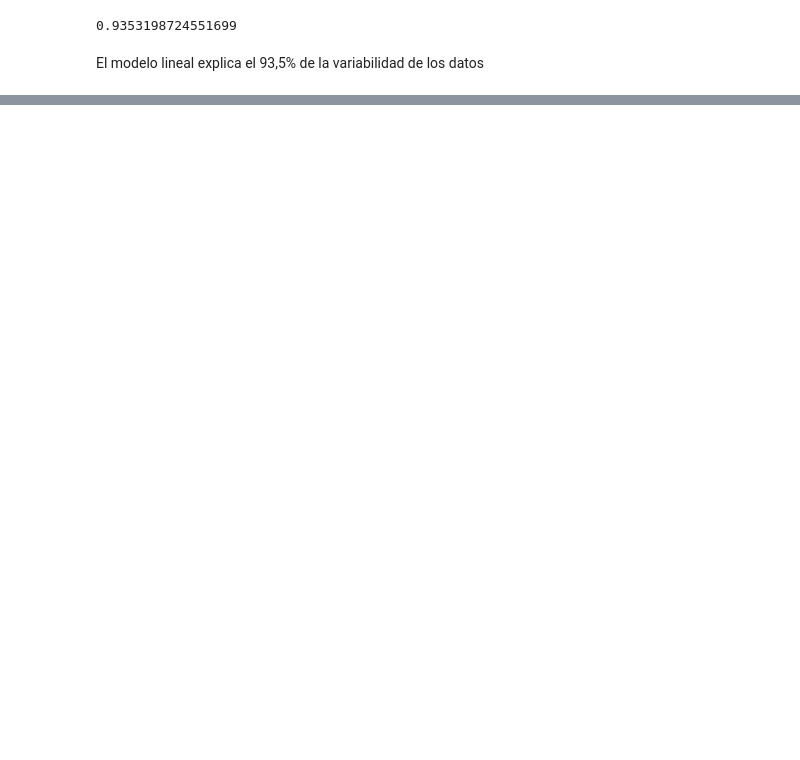
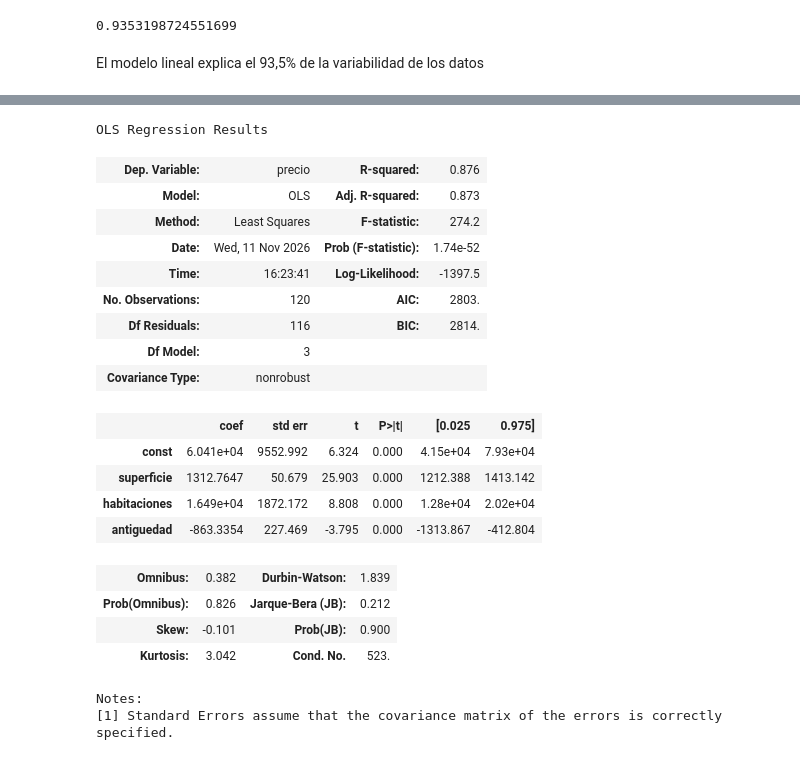
Before and after one commit to ppandomail/est, a Jupyter notebook: 4-regresion-lineal.ipynb, the cells around one changed output, grey strips where cells are left out. Saved outputs shown, nothing was run; the diff lists cells and outputs as text; code cells hidden in the pictures; blank space fills up the shorter version.

```diff
--- a/4-regresion-lineal.ipynb
+++ b/4-regresion-lineal.ipynb
@@ -415,0 +496,34 @@ El modelo lineal explica el 93,5% de la variabilidad de los datos
+# %%
+import numpy as np
+import pandas as pd
+import matplotlib.pyplot as plt
+
+import statsmodels.api as sm
+from statsmodels.stats.outliers_influence import variance_inflation_factor
+from statsmodels.stats.diagnostic import het_breuschpagan
+
+np.random.seed(42)
+
+# ----- Dataset simulado: precio de viviendas -----
+n = 120
+superficie = np.random.randint(45, 220, n)      # m^2
+habitaciones = np.random.randint(1, 6, n)       # 1..5
+antiguedad = np.random.randint(0, 40, n)        # años
+
+# Ecuación generadora (lineal) + ruido Gaussiano
+precio = (
+    60000
+    + 1300*superficie
+    + 18000*habitaciones
+    - 1000*antiguedad
+    + np.random.normal(0, 25000, n)
+)
+
+data = pd.DataFrame({
+    "precio": precio,
+    "superficie": superficie,
+    "habitaciones": habitaciones,
+    "antiguedad": antiguedad
+})
+
+data.head()
@@ -415,0 +580,32 @@ El modelo lineal explica el 93,5% de la variabilidad de los datos
+# %%
+# ----- Ajuste con statsmodels (OLS) -----
+X = data[["superficie", "habitaciones", "antiguedad"]]
+X = sm.add_constant(X)  # agrega intercepto
+y = data["precio"]
+
+modelo = sm.OLS(y, X).fit()
+
+# Para visualizar inferencia (coeficientes, p-valores, F-test, R² ajustado)
+modelo.summary()
+# %% [output]
+OLS Regression Results
+| Dep. Variable: | precio | R-squared: | 0.876 |
+| Model: | OLS | Adj. R-squared: | 0.873 |
+| Method: | Least Squares | F-statistic: | 274.2 |
+| Date: | Wed, 11 Nov 2026 | Prob (F-statistic): | 1.74e-52 |
+| Time: | 16:23:41 | Log-Likelihood: | -1397.5 |
+| No. Observations: | 120 | AIC: | 2803. |
+| Df Residuals: | 116 | BIC: | 2814. |
+| Df Model: | 3 |  |  |
+| Covariance Type: | nonrobust |  |  |
+|  | coef | std err | t | P>|t| | [0.025 | 0.975] |
+| const | 6.041e+04 | 9552.992 | 6.324 | 0.000 | 4.15e+04 | 7.93e+04 |
+| superficie | 1312.7647 | 50.679 | 25.903 | 0.000 | 1212.388 | 1413.142 |
+| habitaciones | 1.649e+04 | 1872.172 | 8.808 | 0.000 | 1.28e+04 | 2.02e+04 |
+| antiguedad | -863.3354 | 227.469 | -3.795 | 0.000 | -1313.867 | -412.804 |
+| Omnibus: | 0.382 | Durbin-Watson: | 1.839 |
+| Prob(Omnibus): | 0.826 | Jarque-Bera (JB): | 0.212 |
+| Skew: | -0.101 | Prob(JB): | 0.900 |
+| Kurtosis: | 3.042 | Cond. No. | 523. |
+Notes:
+[1] Standard Errors assume that the covariance matrix of the errors is correctly specified.
```
Also changed, not shown: parts of 24 cells of this notebook, 2 other files.
